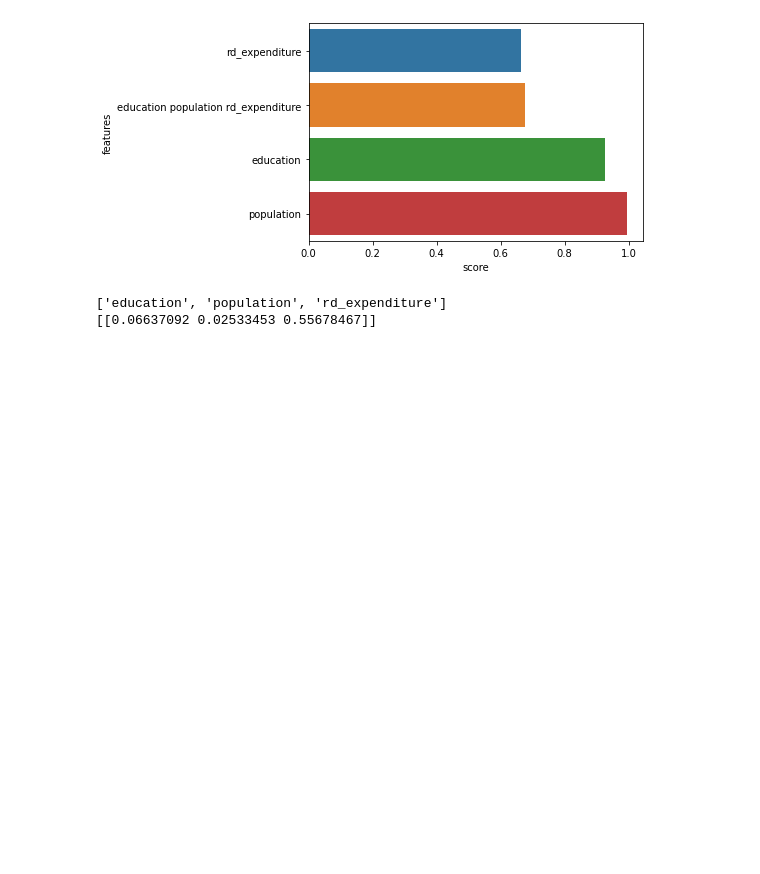
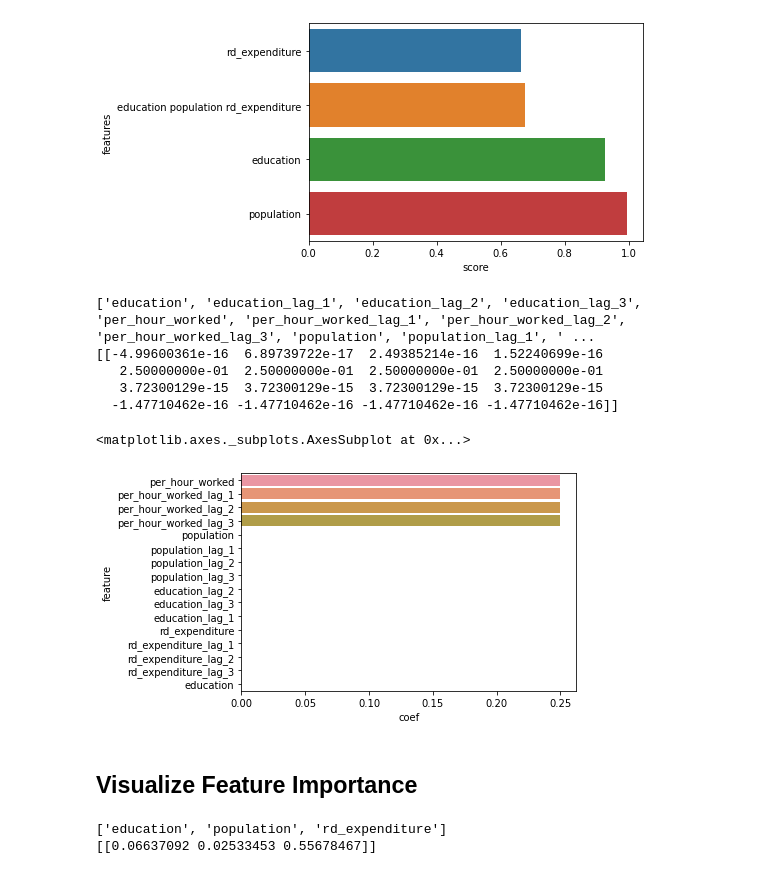
Before and after one commit to ADS-Group-15/eu-productivity-modeling, a Jupyter notebook: notebooks/models.ipynb, the cells around one changed output. Saved outputs shown, nothing was run; the diff lists cells and outputs as text; code cells hidden in the pictures; blank space fills up the shorter version.

Commit message:
Add visualization

```diff
--- a/notebooks/models.ipynb
+++ b/notebooks/models.ipynb
@@ -66,5 +85,46 @@ sns.barplot(data=result, x='score', y='features')
 # %% [output]
 <matplotlib.axes._subplots.AxesSubplot at 0x...>
 [figure]
+# %%
+def add_lagged_features(df, index_columns=['year', 'GEO']):
+    columns_to_rename = list(df.columns.difference(index_columns))
+    shift_range = [1, 2, 3]
+    for year_shift in shift_range:
+        train_shift = df[index_columns + columns_to_rename].copy()
+        columns = lambda x: f'{x}_lag_{year_shift}' if x in columns_to_rename else x
+        train_shift.rename(columns=columns, inplace=True)
+        df = df.merge(train_shift, on=['year', 'GEO'], how='left').fillna(0)
+    df = df[df['year'] >= 2013]
+    return df
+
+data = add_lagged_features(df[[
+    'year', 'GEO', 'per_hour_worked', 'education', 'population', 'rd_expenditure'
+]]).head()
+
+features = list(data.columns.difference(['year', 'GEO']))
+x = data[features]
+y = data[['per_hour_worked']]
+
+model = LinearRegression()
+model.fit(x, y)
+
+print(features)
+print(model.coef_)
+
+result = pd.DataFrame({
+    'feature': features,
+    'coef': model.coef_[0]
+}).sort_values(by=['coef'], ascending=False)
+sns.barplot(data=result, y='feature', x='coef')
+# %% [output]
+['education', 'education_lag_1', 'education_lag_2', 'education_lag_3', 'per_hour_worked', 'per_hour_worked_lag_1', 'per_hour_worked_lag_2', 'per_hour_worked_lag_3', 'population', 'population_lag_1', ' ...
+[[-4.99600361e-16  6.89739722e-17  2.49385214e-16  1.52240699e-16
+   2.50000000e-01  2.50000000e-01  2.50000000e-01  2.50000000e-01
+   3.72300129e-15  3.72300129e-15  3.72300129e-15  3.72300129e-15
+  -1.47710462e-16 -1.47710462e-16 -1.47710462e-16 -1.47710462e-16]]
+<matplotlib.axes._subplots.AxesSubplot at 0x...>
+[figure, added]
+# %% [markdown]
+## Visualize Feature Importance
 # %%
 features = ['education', 'population', 'rd_expenditure']
```
Also changed, not shown: parts of 6 cells of this notebook, 4 other files.
